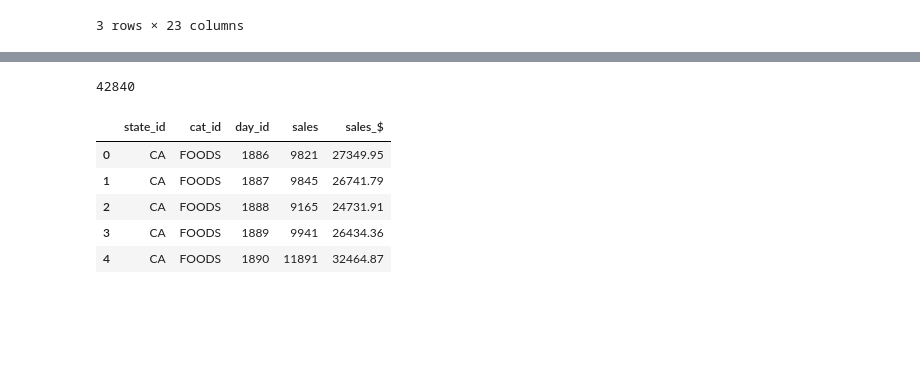
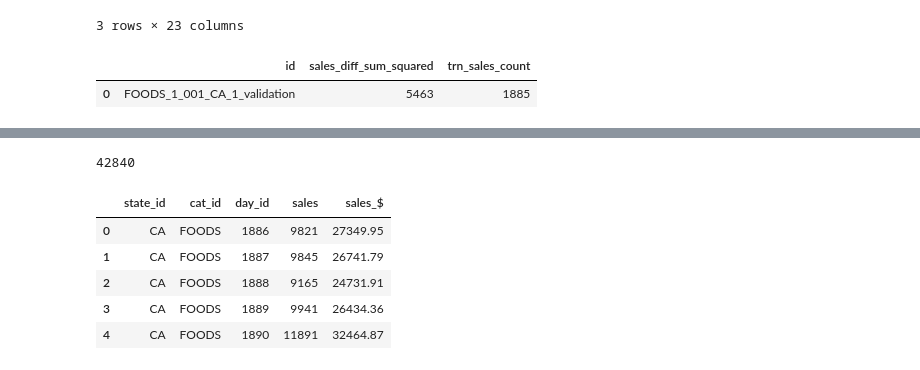
Before and after one commit to cluePrints/data-sci-fience, a Jupyter notebook: m5-forecasting-accuracy/0200. Model - Naive.ipynb, the cells around one changed output, grey strips where cells are left out. Saved outputs shown, nothing was run; the diff lists cells and outputs as text; code cells hidden in the pictures; blank space fills up the shorter version.

```diff
--- a/m5-forecasting-accuracy/0200. Model - Naive.ipynb
+++ b/m5-forecasting-accuracy/0200. Model - Naive.ipynb
@@ -167,0 +178,5 @@ t['series_weight'] = t['sales_$_valid']/t['agg_weight']
+# %%
+sales_diff_summs.head(1)
+# %% [output]
+|  | id | sales_diff_sum_squared | trn_sales_count |
+| 0 | FOODS_1_001_CA_1_validation | 5463 | 1885 |
```
Also changed, not shown: parts of 11 cells of this notebook, 1 other file.
